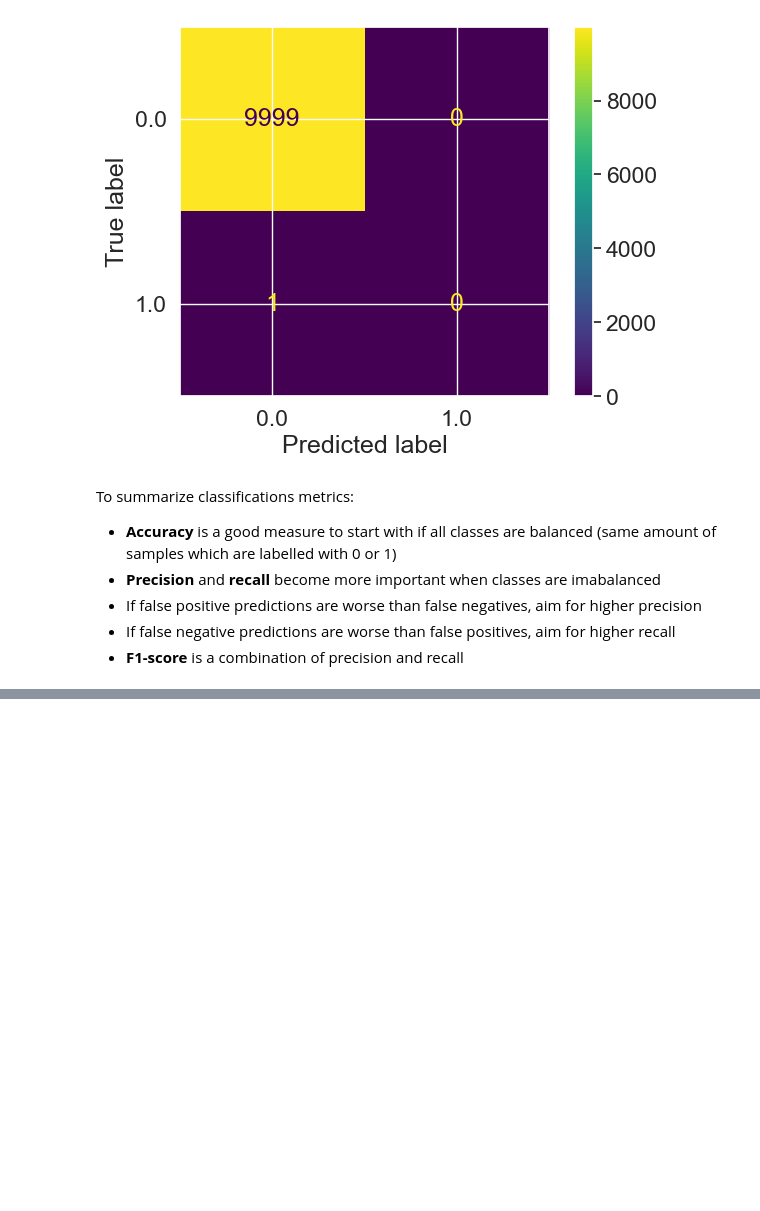
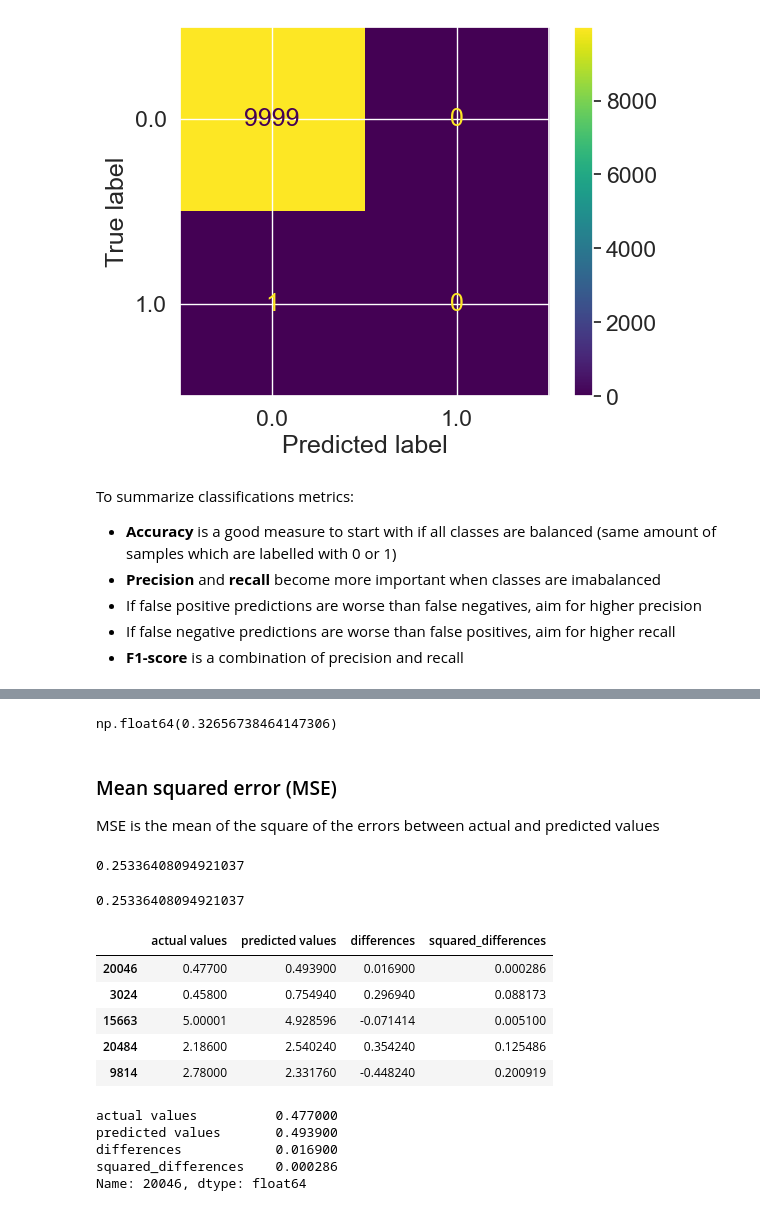
Before and after one commit to Andrew2354/udemy_ai_ml_bootcamp, a Jupyter notebook: Intro_Scikit_Learn.ipynb, the cells around one changed output, grey strips where cells are left out. Drawn from its saved outputs; the diff is of its cells as text; code cells hidden in the pictures; blank space fills up the shorter version.

```diff
--- a/Intro_Scikit_Learn.ipynb
+++ b/Intro_Scikit_Learn.ipynb
@@ -1443,0 +1453,13 @@ To summarize classifications metrics:
+# %%
+from sklearn.ensemble import RandomForestRegressor
+from sklearn.model_selection import train_test_split
+
+np.random.seed(42)
+
+X = housing_df.drop('target', axis=1)
+y = housing_df['target']
+
+X_train, X_test, y_train, y_test = train_test_split(X, y, test_size=0.2)
+
+model = RandomForestRegressor(n_estimators=100)
+model.fit(X_train, y_train)
@@ -1443,0 +1506,7 @@ To summarize classifications metrics:
+# %%
+from sklearn.metrics import mean_absolute_error
+
+y_preds = model.predict(X_test)
+mae = mean_absolute_error(y_test, y_preds)
+# On average, each one of our predictions is 0.3, two plus or minus the Y test value because the absolute
+mae
@@ -1443,0 +1515,5 @@ To summarize classifications metrics:
+# %%
+df = pd.DataFrame(data={'actual values': y_test,
+                        'predicted values': y_preds})
+df['differences'] = df['predicted values'] - df['actual values']
+df.head()
@@ -1443,0 +1527,39 @@ To summarize classifications metrics:
+# %%
+np.abs(df['differences']).mean()
+# %% [output]
+np.float64(0.32656738464147306)
+# %% [markdown]
+### Mean squared error (MSE)
+
+MSE is the mean of the square of the errors between actual and predicted values
+# %%
+from sklearn.metrics import mean_squared_error
+
+y_preds = model.predict(X_test)
+mse = mean_squared_error(y_test, y_preds)
+mse
+# %% [output]
+0.25336408094921037
+# %%
+# Calculate MSE by hand
+print((np.square(df['differences'])).mean())
+# %% [output]
+0.25336408094921037
+# %%
+df['squared_differences'] = np.square(df['differences'])
+df.head()
+# %% [output]
+|  | actual values | predicted values | differences | squared_differences |
+| 20046 | 0.47700 | 0.493900 | 0.016900 | 0.000286 |
+| 3024 | 0.45800 | 0.754940 | 0.296940 | 0.088173 |
+| 15663 | 5.00001 | 4.928596 | -0.071414 | 0.005100 |
+| 20484 | 2.18600 | 2.540240 | 0.354240 | 0.125486 |
+| 9814 | 2.78000 | 2.331760 | -0.448240 | 0.200919 |
+# %%
+df.iloc[0]
+# %% [output]
+actual values          0.477000
+predicted values       0.493900
+differences            0.016900
+squared_differences    0.000286
+Name: 20046, dtype: float64
```
Also changed, not shown: parts of 47 cells of this notebook, 2 other files.
